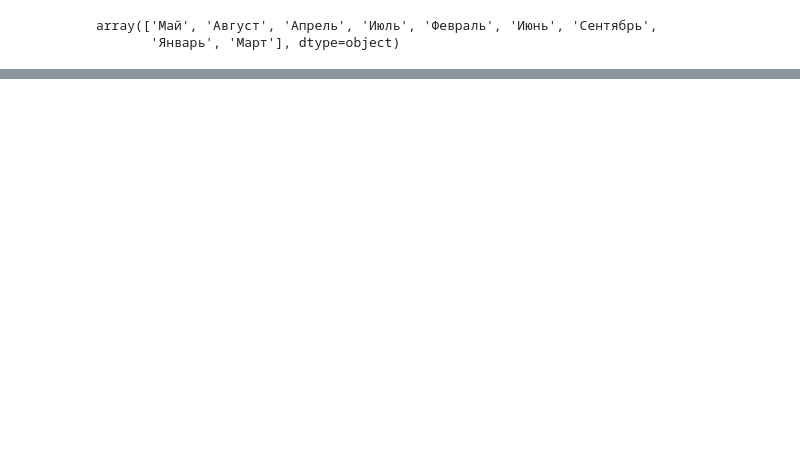
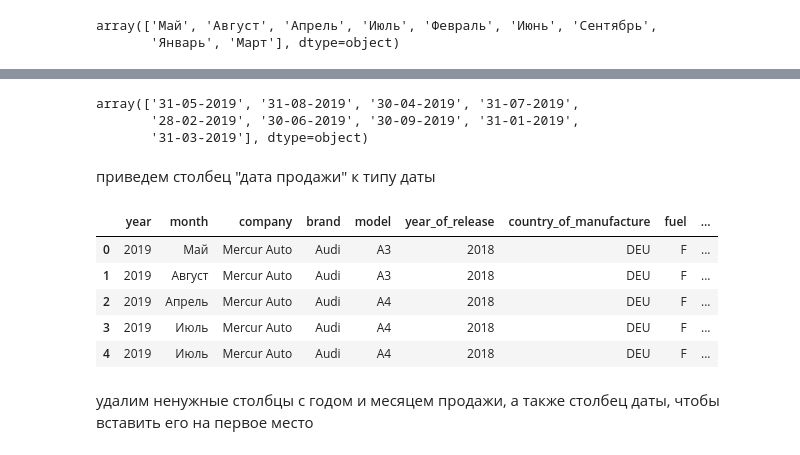
Before and after one commit to analyst-plv/car-sales, a Jupyter notebook: Авторынок.ipynb, the cells around one changed output, grey strips where cells are left out. Cells and saved outputs as stored; diff of their text form; code cells hidden in the pictures; blank space fills up the shorter version.

```diff
--- a/Авторынок.ipynb
+++ b/Авторынок.ipynb
@@ -908,5 +999,3 @@ df['month'].unique()
 # %% [output]
 array(['Май', 'Август', 'Апрель', 'Июль', 'Февраль', 'Июнь', 'Сентябрь',
        'Январь', 'Март'], dtype=object)
-# %%
-df['date'] = df['year'] + df['month']
@@ -912,0 +1004,12 @@ df['date'] = df['year'] + df['month']
+# %%
+date_value = {'Январь': '31-01-2019',
+              'Февраль': '28-02-2019',
+              'Март': '31-03-2019',
+              'Апрель': '30-04-2019',
+              'Май': '31-05-2019',
+              'Июнь': '30-06-2019',
+              'Июль': '31-07-2019',
+              'Август': '31-08-2019',
+              'Сентябрь': '30-09-2019'}
+# %%
+df['date'] = df['month'].map(date_value)
@@ -912,0 +1036,21 @@ df['date'] = df['year'] + df['month']
+# %%
+df['date'].unique()
+# %% [output]
+array(['31-05-2019', '31-08-2019', '30-04-2019', '31-07-2019',
+       '28-02-2019', '30-06-2019', '30-09-2019', '31-01-2019',
+       '31-03-2019'], dtype=object)
+# %% [markdown]
+приведем столбец "дата продажи" к типу даты
+# %%
+df['date'] = [datetime.strptime(x, "%d-%m-%Y").date() for x in df['date']]
+# %%
+df.head()
+# %% [output]
+|  | year | month | company | brand | model | year_of_release | country_of_manufacture | fuel | ... |
+| 0 | 2019 | Май | Mercur Auto | Audi | A3 | 2018 | DEU | F | ... |
+| 1 | 2019 | Август | Mercur Auto | Audi | A3 | 2018 | DEU | F | ... |
+| 2 | 2019 | Апрель | Mercur Auto | Audi | A4 | 2018 | DEU | F | ... |
+| 3 | 2019 | Июль | Mercur Auto | Audi | A4 | 2018 | DEU | F | ... |
+| 4 | 2019 | Июль | Mercur Auto | Audi | A4 | 2018 | DEU | F | ... |
+# %% [markdown]
+удалим ненужные столбцы с годом и месяцем продажи, а также столбец даты, чтобы вставить его на первое место
```
Also changed, not shown: parts of 55 cells of this notebook.
